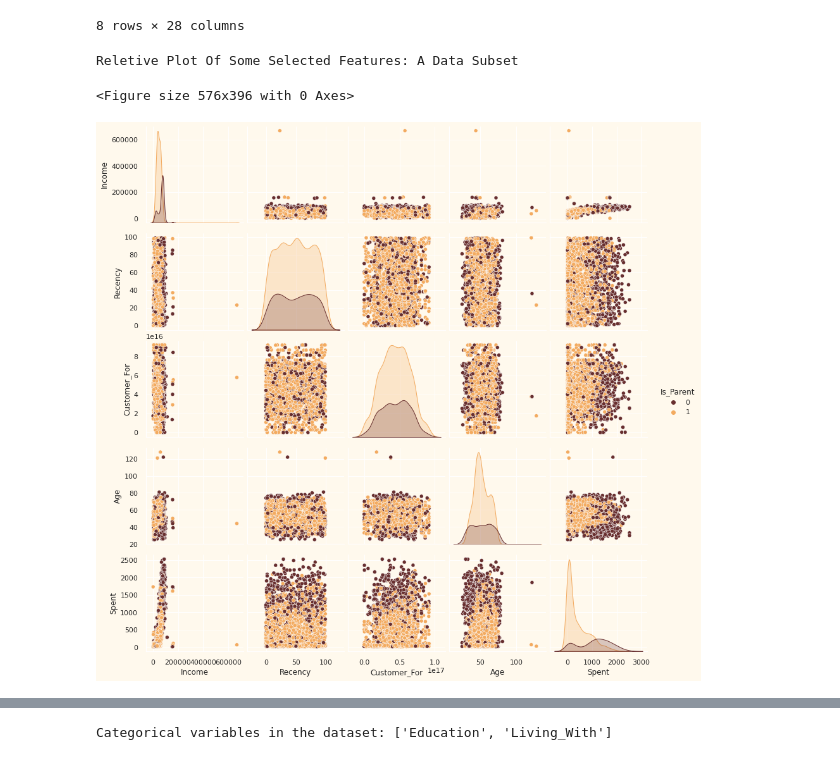
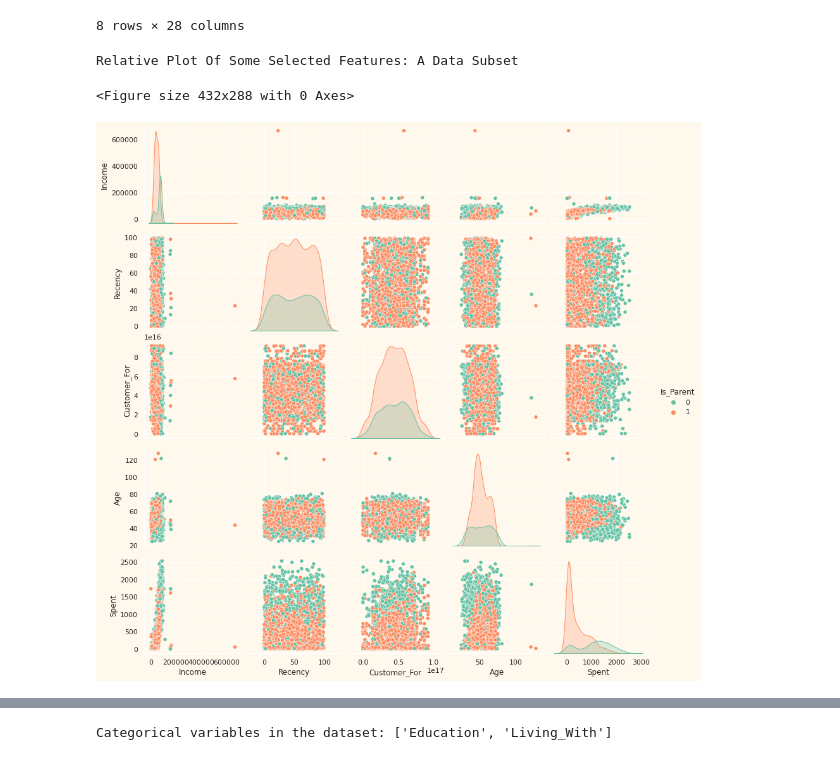
Before and after one commit to March-To-The-Sea/Customer-Segmentation-Clustering, a Jupyter notebook: customer-segmentation-kmeans-clustering-python.ipynb, the cells around one changed output, grey strips where cells are left out. Drawn from its saved outputs; the diff is of its cells as text; code cells hidden in the pictures.

```diff
--- a/customer-segmentation-kmeans-clustering-python.ipynb
+++ b/customer-segmentation-kmeans-clustering-python.ipynb
@@ -146,16 +144,16 @@ data.describe()
 # %%
 sns.set(rc={"axes.facecolor":"#FFF9ED","figure.facecolor":"#FFF9ED"})
 pallet = ["#682F2F", "#9E726F", "#D6B2B1", "#B9C0C9", "#9F8A78", "#F3AB60"]
-cmap = colors.ListedColormap(["#682F2F", "#9E726F", "#D6B2B1", "#B9C0C9", "#9F8A78", "#F3AB60"])
+cmap = colors.ListedColormap(sns.color_palette("Set2").as_hex())
 
 To_Plot = [ "Income", "Recency", "Customer_For", "Age", "Spent", "Is_Parent"]
-print("Reletive Plot Of Some Selected Features: A Data Subset")
+print("Relative Plot Of Some Selected Features: A Data Subset")
 plt.figure()
-sns.pairplot(data[To_Plot], hue= "Is_Parent",palette= (["#682F2F","#F3AB60"]))
+sns.pairplot(data[To_Plot], hue= "Is_Parent", palette = ("Set2"))
 
 plt.show()
 # %% [output]
-Reletive Plot Of Some Selected Features: A Data Subset
+Relative Plot Of Some Selected Features: A Data Subset
-<Figure size 576x396 with 0 Axes>
+<Figure size 432x288 with 0 Axes>
-[figure, old version]
+[figure, new version]
 # %%
```
Also changed, not shown: parts of 30 cells of this notebook.
